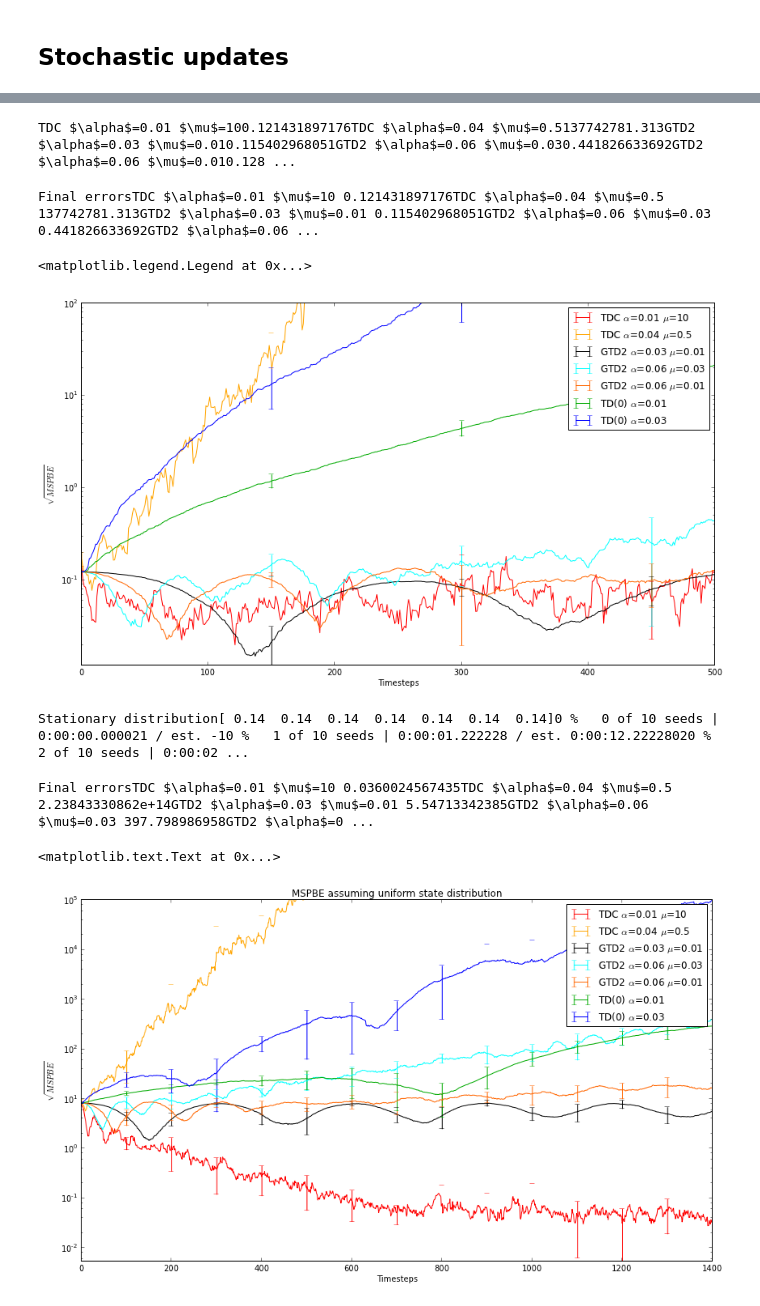
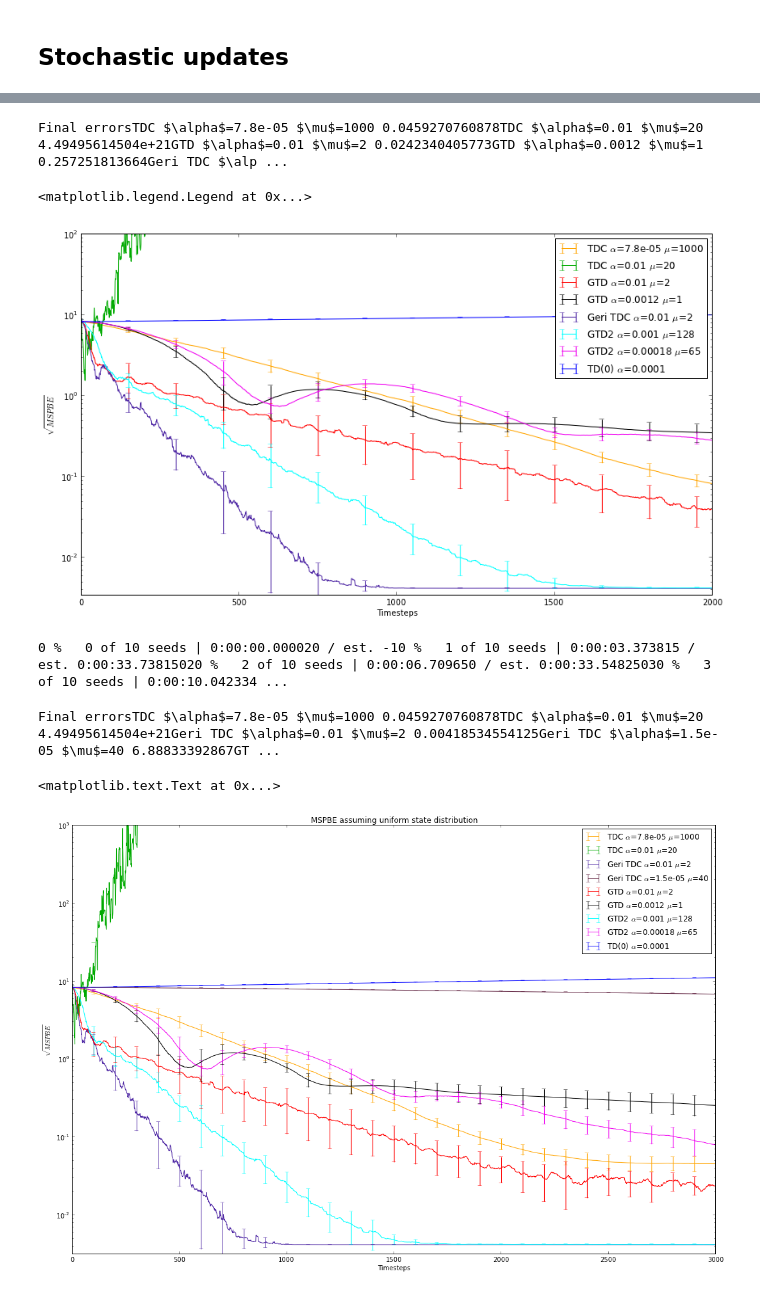
Before and after one commit to chrodan/tdlearn, a Jupyter notebook: baird_offpolicy.ipynb, the cells around one changed output, grey strips where cells are left out. Saved outputs shown, nothing was run; the diff lists cells and outputs as text; code cells hidden in the pictures.

Commit message:
introduced LQR MDPs and tasks + offpolicy discrete experiments

```diff
--- a/baird_offpolicy.ipynb
+++ b/baird_offpolicy.ipynb
@@ -28,5 +26,5 @@ Final errorsTDC $\alpha$=0.05 $\mu$=10 0.0124569301849GTD2 $\alpha$=0.05 $\mu$=1
 # %% [markdown]
 ## Stochastic updates
 # %%
-n_indep = 10n_iter = 500methods = []for alpha, mu, color in [(0.01, 10, "red"), (0.04, 0.5, "orange")]:    m = td.TDC(alpha=alpha, beta=mu*alpha, phi=phi)            m.name = r"TDC $\alpha$={} $\mu$={}".format(alpha, mu)            m.color = color                methods.append(m)   for alpha in np.power(2., np.arange(-10,1)):    for mu in np.power(10.,np.linspace(-3,2,10)):        m = td.GTD2(alpha=alpha, beta=mu*alpha, phi=phi)        m.name = r"GTD2 $\alpha$={} $\mu$={}".format(alpha, mu)      #        methods.append(m)    for alpha, mu, color in [(0.03, 0.01, "black"), (0.06, 0.03, "cyan"), (0.06, 0.01, "#ff6600")]:        m = td.GTD2(alpha=alpha, beta=mu*alpha, phi=phi)           m.name = r"GTD2 $\alpha$={} $\mu$={}".format(alpha, mu)          m.color = color                methods.append(m)        for alpha, color in [(0.01, "#00AA00"), (0.03, "#0000ff")]:    m = td.LinearTDLambda(alpha=alpha, phi=phi, lam=0)    m.name = r"TD(0) $\alpha$={}".format(alpha)        m.color = color                                    methods.append(m)   mean, std, raw = task.avg_error_traces(methods, n_indep, n_samples=n_iter, criterion="RMSPBE")
+n_indep = 10n_iter = 3000methods = []task = get_task("uniform")for alpha, mu, color in [(7.8e-5,1000, "orange"), (0.01 , 20, "#00AA00")]:    m = td.TDC(alpha=alpha, beta=mu*alpha, phi=task.phi)            m.name = r"TDC $\alpha$={} $\mu$={}".format(alpha, mu)            m.color = color                methods.append(m)   for alpha, mu, color in [(0.01, 2, "red"), (0.0012, 1, "k")]:    m = td.GTD(alpha=alpha, beta=mu*alpha, phi=task.phi)    m.name = r"GTD $\alpha$={} $\mu$={}".format(alpha, mu)          m.color = color     methods.append(m)for alpha, mu, color in [(0.01,2, "#5029A5")]:    m = td.GeriTDC(alpha=alpha, beta=mu*alpha, phi=task.phi)            m.name = r"Geri TDC $\alpha$={} $\mu$={}".format(alpha, mu)            m.color = color                methods.append(m)     for alpha, mu, color in [(0.001, 128, "cyan"), (0.00018, 65, "#f000f0")]:        m = td.GTD2(alpha=alpha, beta=mu*alpha, phi=task.phi)           m.name = r"GTD2 $\alpha$={} $\mu$={}".format(alpha, mu)          m.color = color                methods.append(m)        for alpha, color in [(0.0001, "#0000ff")]:    m = td.LinearTDLambda(alpha=alpha, phi=task.phi, lam=0)    m.name = r"TD(0) $\alpha$={}".format(alpha)        m.color = color                                    methods.append(m)   mean, std, raw = task.avg_error_traces(methods, n_indep, n_samples=n_iter, criterion="RMSPBE", verbose=True)
 # %% [output]
@@ -34,20 +32,16 @@ n_indep = 10n_iter = 500methods = []for alpha, mu, color in [(0.01, 10, "red"),
-# %%
-for i, m in enumerate(methods):    print m.name    print mean[i,-1]
-# %% [output]
-TDC $\alpha$=0.01 $\mu$=100.121431897176TDC $\alpha$=0.04 $\mu$=0.5137742781.313GTD2 $\alpha$=0.03 $\mu$=0.010.115402968051GTD2 $\alpha$=0.06 $\mu$=0.030.441826633692GTD2 $\alpha$=0.06 $\mu$=0.010.128 ...
 # %%
-plt.figure(figsize=(14,8))plt.ylabel(r"$\sqrt{MSPBE}$")plt.xlabel("Timesteps")    print "Final errors"for i, m in enumerate(methods):     plt.errorbar(range(mean.shape[1]),mean[i,:], yerr=std[i,:], errorevery=150, label=m.name, color=m.color)    print m.name, mean[i,-1]plt.yscale("log")plt.ylim(0,10**2)plt.legend(loc="upper right")
+plt.figure(figsize=(14,8))plt.ylabel(r"$\sqrt{MSPBE}$")plt.xlabel("Timesteps")    print "Final errors"for i, m in enumerate(methods):     plt.errorbar(range(mean.shape[1]),mean[i,:], yerr=std[i,:], errorevery=150, label=m.name, color=m.color)    print m.name, mean[i,-1]plt.yscale("log")plt.ylim(0,10**2)plt.xlim(0,2000)plt.legend(loc="upper right")
 # %% [output]
-Final errorsTDC $\alpha$=0.01 $\mu$=10 0.121431897176TDC $\alpha$=0.04 $\mu$=0.5 137742781.313GTD2 $\alpha$=0.03 $\mu$=0.01 0.115402968051GTD2 $\alpha$=0.06 $\mu$=0.03 0.441826633692GTD2 $\alpha$=0.06 ...
+Final errorsTDC $\alpha$=7.8e-05 $\mu$=1000 0.0459270760878TDC $\alpha$=0.01 $\mu$=20 4.49495614504e+21GTD $\alpha$=0.01 $\mu$=2 0.0242340405773GTD $\alpha$=0.0012 $\mu$=1 0.257251813664Geri TDC $\alp ...
 <matplotlib.legend.Legend at 0x...>
-[figure, old version]
+[figure, new version]
 # %%
-task.mu = np.array([1./(n+1)]*(n+1))print "Stationary distribution"print task.mun_indep = 10n_iter = 2 * (n + 1) * nstepsmethods = []for alpha, mu, color in [(0.01, 10, "red"), (0.04, 0.5, "orange")]:    m = td.TDC(alpha=alpha, beta=mu*alpha, phi=phi)            m.name = r"TDC $\alpha$={} $\mu$={}".format(alpha, mu)            m.color = color                methods.append(m)   for alpha in np.power(2., np.arange(-10,1)):    for mu in np.power(10.,np.linspace(-3,2,10)):        m = td.GTD2(alpha=alpha, beta=mu*alpha, phi=phi)        m.name = r"GTD2 $\alpha$={} $\mu$={}".format(alpha, mu)      #        methods.append(m)    for alpha, mu, color in [(0.03, 0.01, "black"), (0.06, 0.03, "cyan"), (0.06, 0.01, "#ff6600")]:        m = td.GTD2(alpha=alpha, beta=mu*alpha, phi=phi)           m.name = r"GTD2 $\alpha$={} $\mu$={}".format(alpha, mu)          m.color = color                methods.append(m)        for alpha, color in [(0.01, "#00AA00"), (0.03, "#0000ff")]:    m = td.LinearTDLambda(alpha=alpha, phi=phi, lam=0)    m.name = r"TD(0) $\alpha$={}".format(alpha)        m.color = color                                    methods.append(m)   mean, std, raw = task.avg_error_traces(methods, n_indep, n_samples=n_iter, criterion="RMSPBE")
+task = get_task("uniform")n_indep = 10n_iter = 3000methods = []for alpha, mu, color in [(7.8e-5,1000, "orange"), (0.01 , 20, "#00AA00")]:    m = td.TDC(alpha=alpha, beta=mu*alpha, phi=task.phi)            m.name = r"TDC $\alpha$={} $\mu$={}".format(alpha, mu)            m.color = color                methods.append(m)      for alpha, mu, color in [(0.01,2, "#5029A5"), (1.5e-5, 40, "#632643")]:    m = td.GeriTDC(alpha=alpha, beta=mu*alpha, phi=task.phi)            m.name = r"Geri TDC $\alpha$={} $\mu$={}".format(alpha, mu)            m.color = color                methods.append(m) for alpha, mu, color in [(0.01, 2, "red"), (0.0012, 1, "k")]:    m = td.GTD(alpha=alpha, beta=mu*alpha, phi=task.phi)    m.name = r"GTD $\alpha$={} $\mu$={}".format(alpha, mu)          m.color = color     methods.append(m)    for alpha, mu, color in [(0.001, 128, "cyan"), (0.00018, 65, "#f000f0")]:        m = td.GTD2(alpha=alpha, beta=mu*alpha, phi=task.phi)           m.name = r"GTD2 $\alpha$={} $\mu$={}".format(alpha, mu)          m.color = color                methods.append(m)        for alpha, color in [(0.0001, "#0000ff")]:    m = td.LinearTDLambda(alpha=alpha, phi=task.phi, lam=0)    m.name = r"TD(0) $\alpha$={}".format(alpha)        m.color = color                                    methods.append(m)   mean, std, raw = task.avg_error_traces(methods, n_indep, n_samples=n_iter, criterion="RMSPBE", verbose=True)
 # %% [output]
-Stationary distribution[ 0.14  0.14  0.14  0.14  0.14  0.14  0.14]0 %   0 of 10 seeds | 0:00:00.000021 / est. -10 %   1 of 10 seeds | 0:00:01.222228 / est. 0:00:12.22228020 %   2 of 10 seeds | 0:00:02 ...
+0 %   0 of 10 seeds | 0:00:00.000020 / est. -10 %   1 of 10 seeds | 0:00:03.373815 / est. 0:00:33.73815020 %   2 of 10 seeds | 0:00:06.709650 / est. 0:00:33.54825030 %   3 of 10 seeds | 0:00:10.042334 ...
 # %%
-plt.figure(figsize=(14,8))plt.ylabel(r"$\sqrt{MSPBE}$")plt.xlabel("Timesteps")    print "Final errors"for i, m in enumerate(methods):     plt.errorbar(range(mean.shape[1]),mean[i,:], yerr=std[i,:], errorevery=100, label=m.name, color=m.color)    print m.name, mean[i,-1]plt.yscale("log")plt.ylim(0,10**5)plt.legend(loc="upper right")plt.title("MSPBE assuming uniform state distribution")
+plt.figure(figsize=(18,12))plt.ylabel(r"$\sqrt{MSPBE}$")plt.xlabel("Timesteps")    print "Final errors"for i, m in enumerate(methods):     plt.errorbar(range(mean.shape[1]),mean[i,:], yerr=std[i,:], errorevery=100, label=m.name, color=m.color)    print m.name, mean[i,-1]plt.yscale("log")plt.ylim(0,10**3)plt.legend(loc="upper right")plt.title("MSPBE assuming uniform state distribution")
 # %% [output]
-Final errorsTDC $\alpha$=0.01 $\mu$=10 0.0360024567435TDC $\alpha$=0.04 $\mu$=0.5 2.23843330862e+14GTD2 $\alpha$=0.03 $\mu$=0.01 5.54713342385GTD2 $\alpha$=0.06 $\mu$=0.03 397.798986958GTD2 $\alpha$=0 ...
+Final errorsTDC $\alpha$=7.8e-05 $\mu$=1000 0.0459270760878TDC $\alpha$=0.01 $\mu$=20 4.49495614504e+21Geri TDC $\alpha$=0.01 $\mu$=2 0.00418534554125Geri TDC $\alpha$=1.5e-05 $\mu$=40 6.88833392867GT ...
 <matplotlib.text.Text at 0x...>
-[figure, old version]
+[figure, new version]
```
Also changed, not shown: parts of 33 cells of this notebook, 20 other files.
